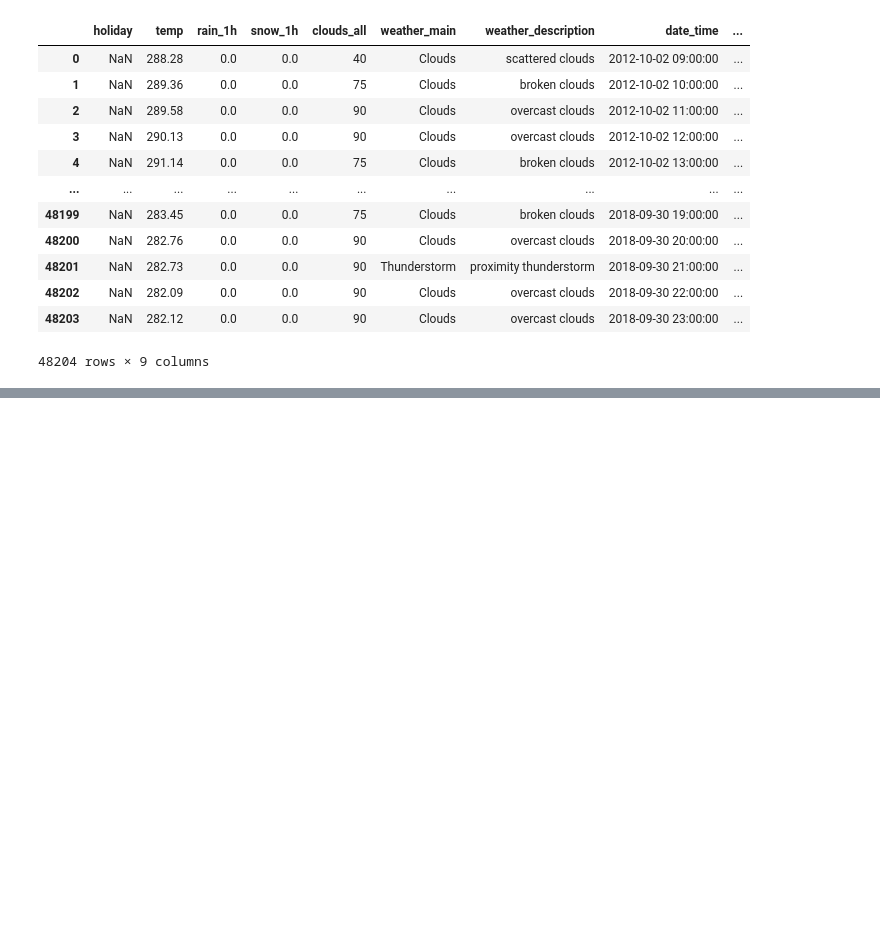
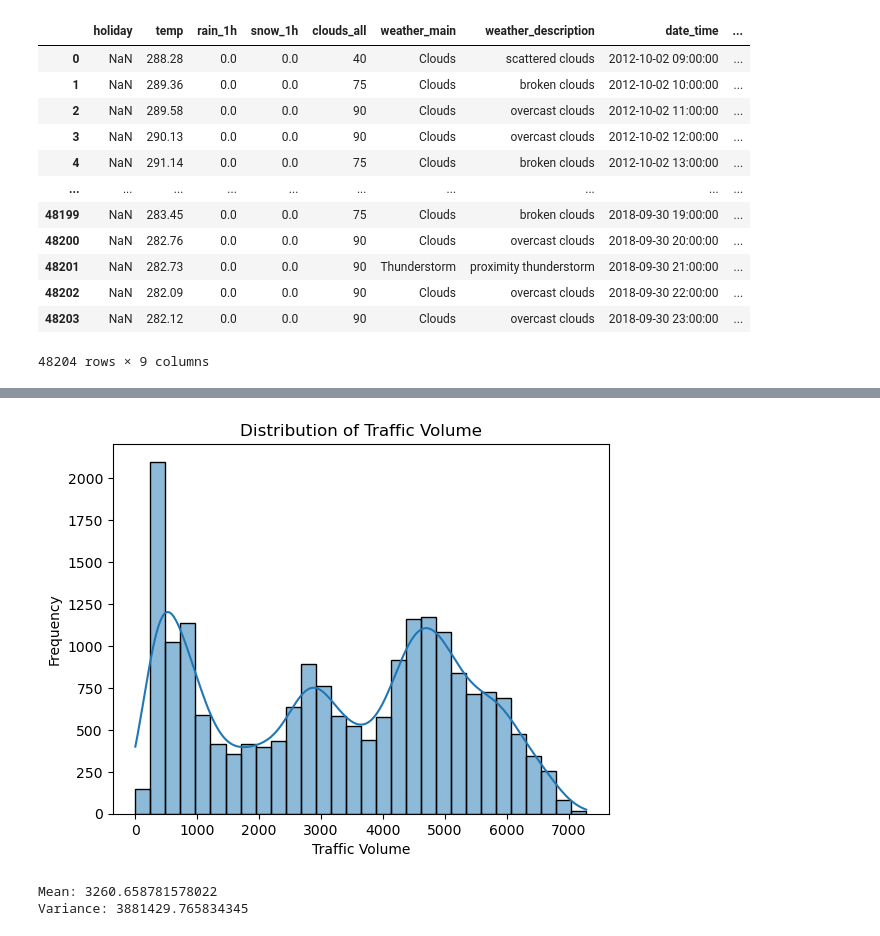
Before and after one commit to muratbek-kebtarum/ASDA_2025_Group_5_Portfolio, a Jupyter notebook: notebooks/week_08_group_5_notebook.ipynb, the cells around one changed output, grey strips where cells are left out. Drawn from its saved outputs; the diff is of its cells as text; code cells hidden in the pictures; blank space fills up the shorter version.

```diff
--- a/notebooks/week_08_group_5_notebook.ipynb
+++ b/notebooks/week_08_group_5_notebook.ipynb
@@ -19,0 +63,3 @@ df
+# %%
+df['date_time'] = pd.to_datetime(df['date_time'])
+df
@@ -19,0 +80,7 @@ df
+# %%
+df['year'] = df['date_time'].dt.year
+
+df['month'] = df['date_time'].dt.month
+
+table = df.groupby(['year', 'month'])['traffic_volume'].count().unstack()
+table
@@ -19,0 +97,7 @@ df
+# %%
+df_filtered = df[df['year'].isin([2016, 2017])].copy()
+df_filtered.describe()
+
+df_filtered['temp'] = df_filtered['temp'] - 273.15
+
+df_filtered
@@ -19,0 +118,8 @@ df
+# %%
+df_filtered['temp'].describe().round(2)
+
+df_filtered['hour'] = df_filtered['date_time'].dt.hour
+df_filtered['hour_sin'] = np.sin(2 * np.pi * df_filtered['hour'] / 24)
+df_filtered['hour_cos'] = np.cos(2 * np.pi * df_filtered['hour'] / 24)
+
+df_filtered
@@ -19,0 +140,13 @@ df
+# %%
+sns.histplot(data=df_filtered, x='traffic_volume', bins=30, kde=True)
+plt.title('Distribution of Traffic Volume')
+plt.xlabel('Traffic Volume')
+plt.ylabel('Frequency')
+plt.show()
+
+print('Mean:', df_filtered['traffic_volume'].mean())
+print('Variance:', df_filtered['traffic_volume'].var())
+# %% [output]
+[figure, added]
+Mean: 3260.658781578022
+Variance: 3881429.765834345
```
Also changed, not shown: parts of 17 cells of this notebook, 2 other files.
